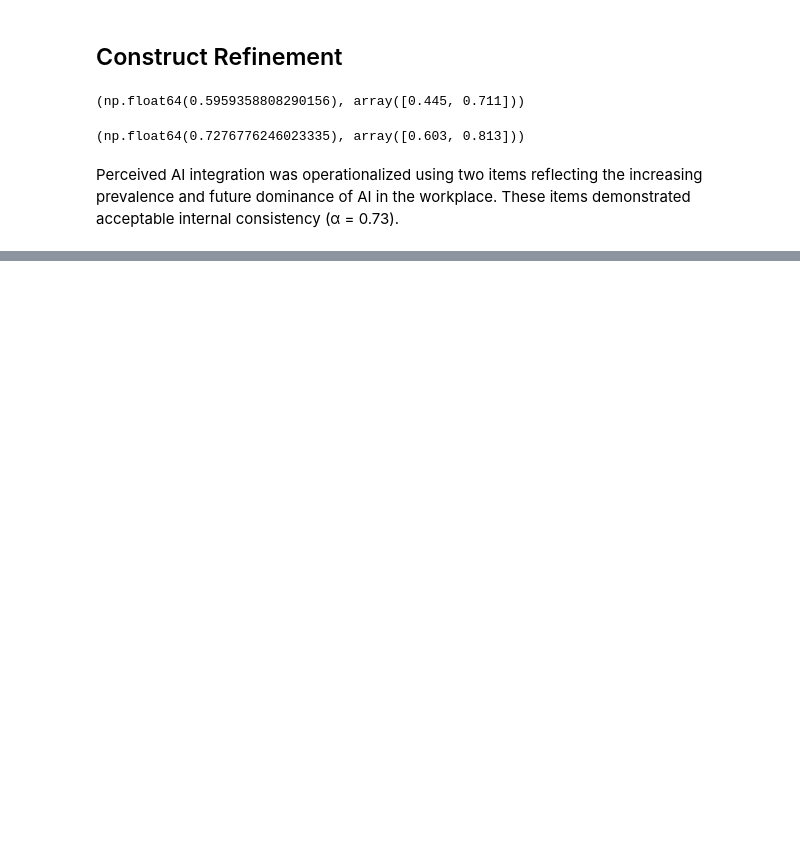
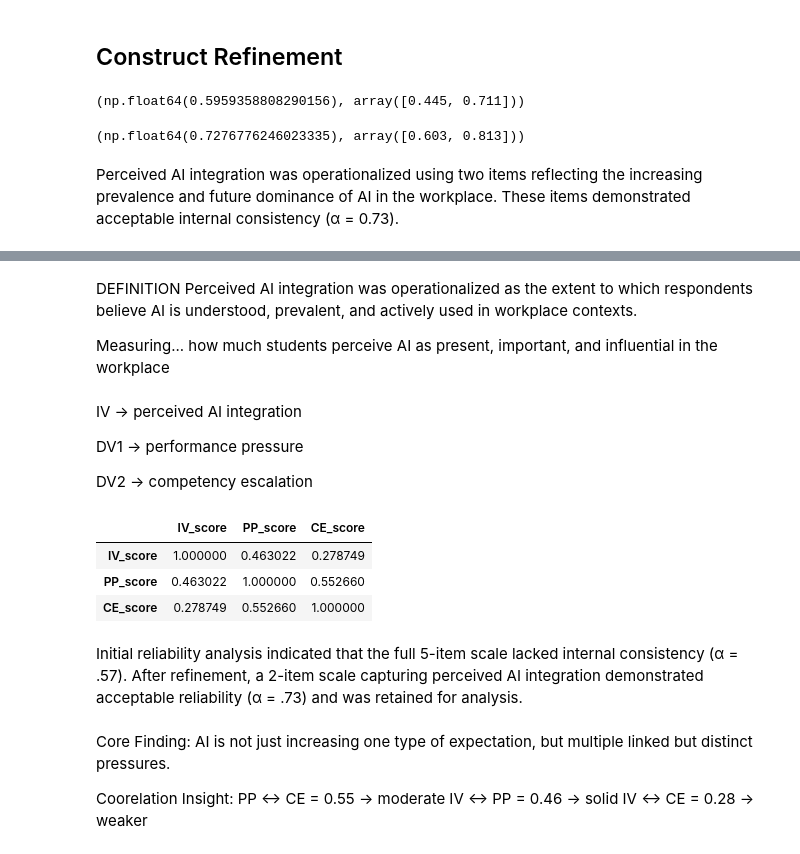
Before and after one commit to glgunderson/AI-Perceptions, a Jupyter notebook: ai_perceptions.ipynb, the cells around one changed output, grey strips where cells are left out. Saved outputs shown, nothing was run; the diff lists cells and outputs as text; code cells hidden in the pictures; blank space fills up the shorter version.

```diff
--- a/ai_perceptions.ipynb
+++ b/ai_perceptions.ipynb
@@ -166,0 +238,31 @@ Perceived AI integration was operationalized using two items reflecting the incr
+# %% [markdown]
+DEFINITION
+Perceived AI integration was operationalized as the extent to which respondents believe AI is understood, prevalent, and actively used in workplace contexts.
+
+Measuring... how much students perceive AI as present, important, and influential in the workplace
+# %% [markdown]
+IV → perceived AI integration
+
+DV1 → performance pressure
+
+DV2 → competency escalation
+# %%
+IV = df[['Perceptions_4', 'Perceptions_5']]
+df['IV_score'] = IV.mean(axis=1)
+# %%
+df[['IV_score', 'PP_score', 'CE_score']].corr()
+# %% [output]
+|  | IV_score | PP_score | CE_score |
+| IV_score | 1.000000 | 0.463022 | 0.278749 |
+| PP_score | 0.463022 | 1.000000 | 0.552660 |
+| CE_score | 0.278749 | 0.552660 | 1.000000 |
+# %% [markdown]
+Initial reliability analysis indicated that the full 5-item scale lacked internal consistency (α = .57). After refinement, a 2-item scale capturing perceived AI integration demonstrated acceptable reliability (α = .73) and was retained for analysis.
+# %% [markdown]
+Core Finding:
+AI is not just increasing one type of expectation, but multiple linked but distinct pressures.
+
+Coorelation Insight:
+PP ↔ CE = 0.55 → moderate
+IV ↔ PP = 0.46 → solid
+IV ↔ CE = 0.28 → weaker
```
Also changed, not shown: parts of 15 cells of this notebook.
